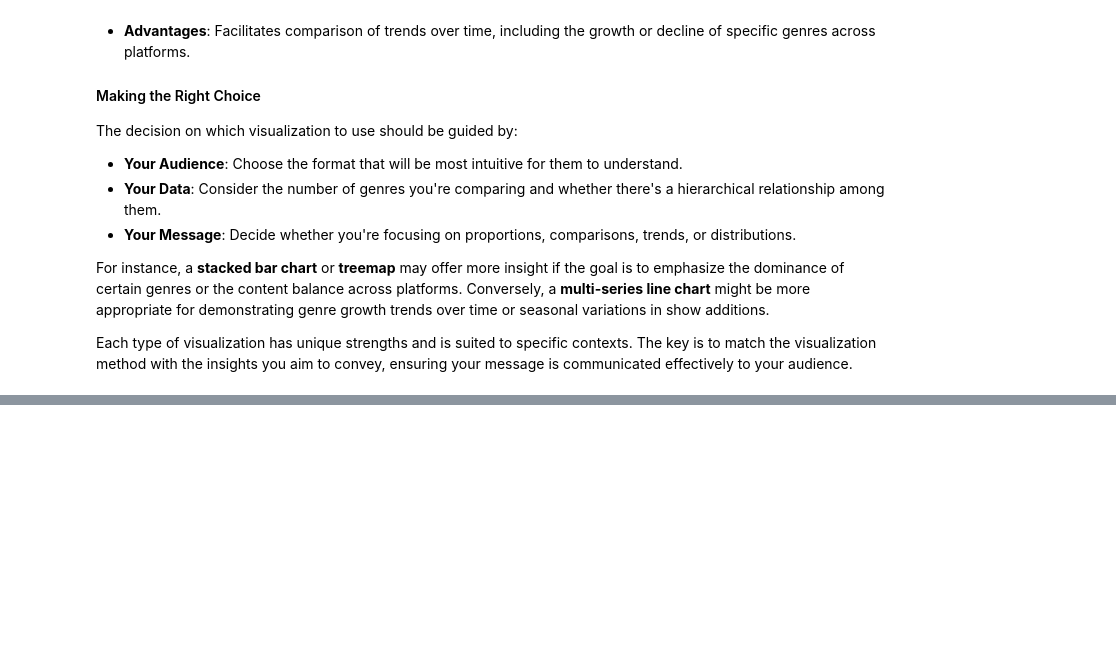
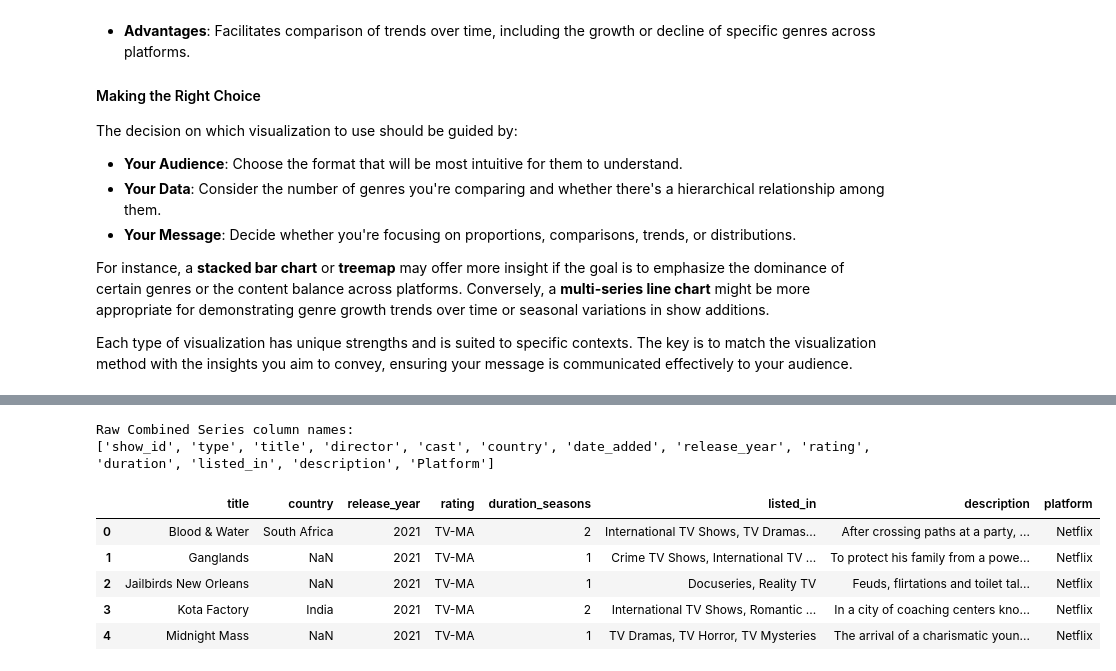
Before and after one commit to ulquyorra-11/Cinemalytics, a Jupyter notebook: notebooks/samer.ipynb, the cells around one changed output, grey strips where cells are left out. Cells and saved outputs as stored; diff of their text form; code cells hidden in the pictures; blank space fills up the shorter version.

```diff
--- a/notebooks/samer.ipynb
+++ b/notebooks/samer.ipynb
@@ -326,0 +316,28 @@ Name: count, dtype: int64
+# %%
+print("\nRaw Combined Series column names:")
+print(raw_combined_series_df.columns.tolist())
+# %% [output]
+Raw Combined Series column names:
+['show_id', 'type', 'title', 'director', 'cast', 'country', 'date_added', 'release_year', 'rating', 'duration', 'listed_in', 'description', 'Platform']
+# %%
+# List of columns I want to drop
+columns_to_drop = ['show_id', 'type', 'director', 'cast', 'date_added']
+raw_combined_series_df = raw_combined_series_df.drop(columns=columns_to_drop, axis=1)
+# %%
+# Changing duration to integer
+raw_combined_series_df['duration'] = raw_combined_series_df['duration'].str.extract('(\d+)').astype(int)
+# %%
+# Rename the 'duration' column to 'duration_seasons'
+raw_combined_series_df.rename(columns={'duration': 'duration_seasons'}, inplace=True)
+# %%
+# Rename the 'Platform' column to 'platform'
+raw_combined_series_df.rename(columns={'Platform': 'platform'}, inplace=True)
+# %%
+raw_combined_series_df.head()
+# %% [output]
+|  | title | country | release_year | rating | duration_seasons | listed_in | description | platform |
+| 0 | Blood & Water | South Africa | 2021 | TV-MA | 2 | International TV Shows, TV Dramas... | After crossing paths at a party, ... | Netflix |
+| 1 | Ganglands | NaN | 2021 | TV-MA | 1 | Crime TV Shows, International TV ... | To protect his family from a powe... | Netflix |
+| 2 | Jailbirds New Orleans | NaN | 2021 | TV-MA | 1 | Docuseries, Reality TV | Feuds, flirtations and toilet tal... | Netflix |
+| 3 | Kota Factory | India | 2021 | TV-MA | 2 | International TV Shows, Romantic ... | In a city of coaching centers kno... | Netflix |
+| 4 | Midnight Mass | NaN | 2021 | TV-MA | 1 | TV Dramas, TV Horror, TV Mysteries | The arrival of a charismatic youn... | Netflix |
```
Also changed, not shown: parts of 6 cells of this notebook.
